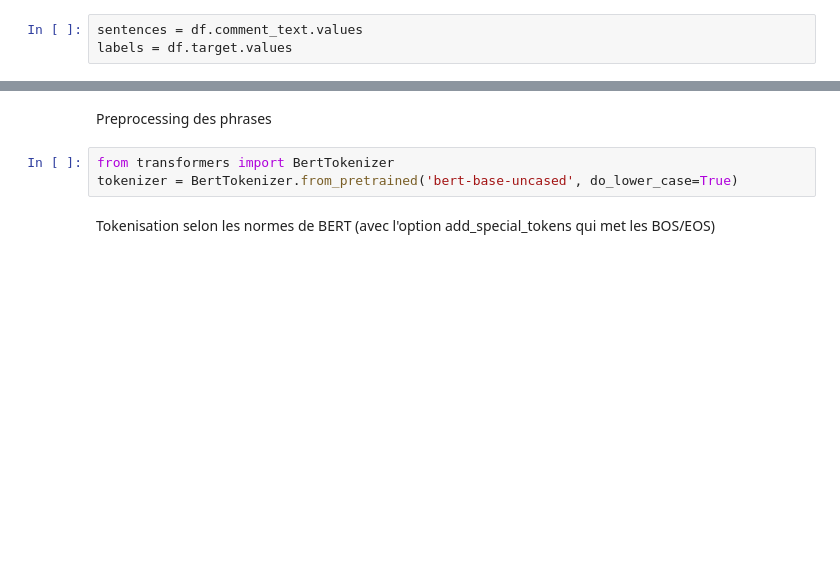
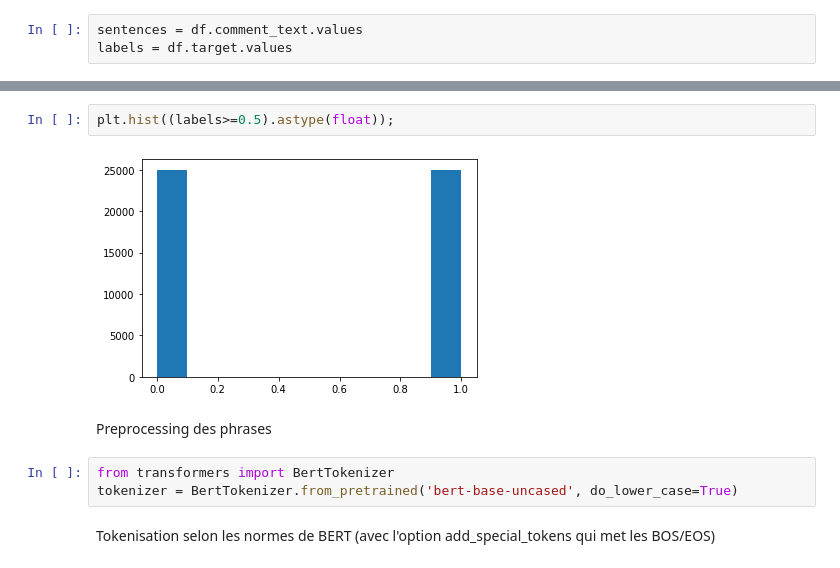
Before and after one commit to MSoumm/ENSAE-3A-NLP, a Jupyter notebook: NLP_Project_ODIC_SOUMM.ipynb, the cells around one changed output, grey strips where cells are left out. Saved outputs shown, nothing was run; the diff lists cells and outputs as text; blank space fills up the shorter version.

```diff
--- a/NLP_Project_ODIC_SOUMM.ipynb
+++ b/NLP_Project_ODIC_SOUMM.ipynb
@@ -97,3 +124,7 @@ plt.hist(labels, bins=20);
+# %%
+plt.hist((labels>=0.5).astype(float));
+# %% [output]
+[figure, added]
 # %% [markdown]
 Preprocessing des phrases
 # %%
```
Also changed, not shown: parts of 20 cells of this notebook.
